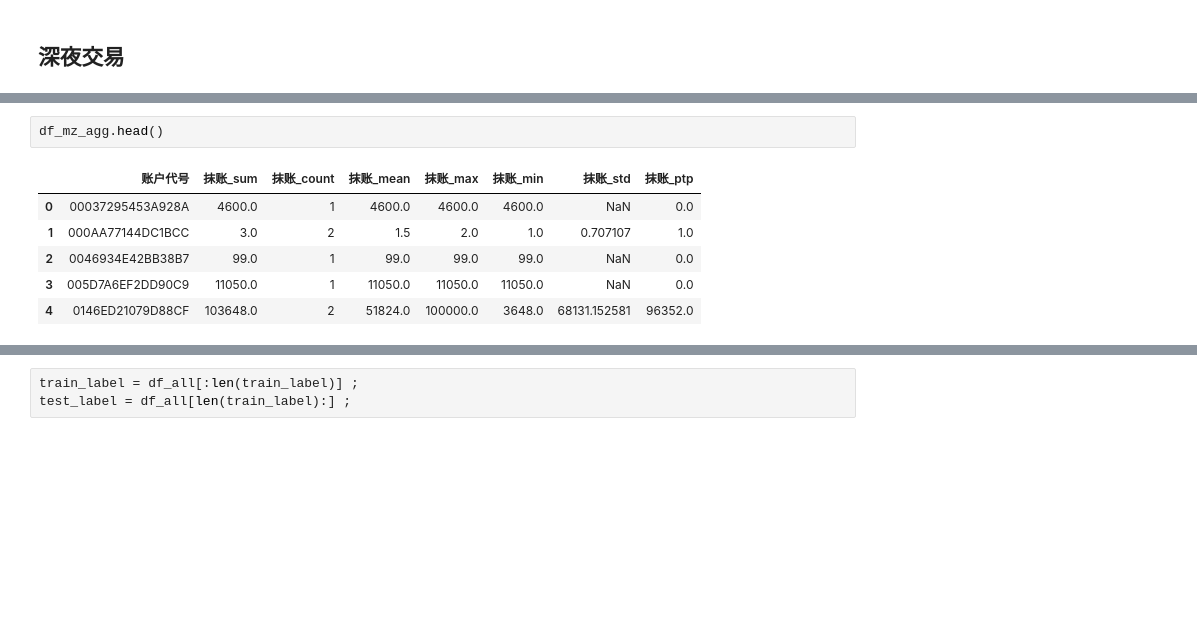
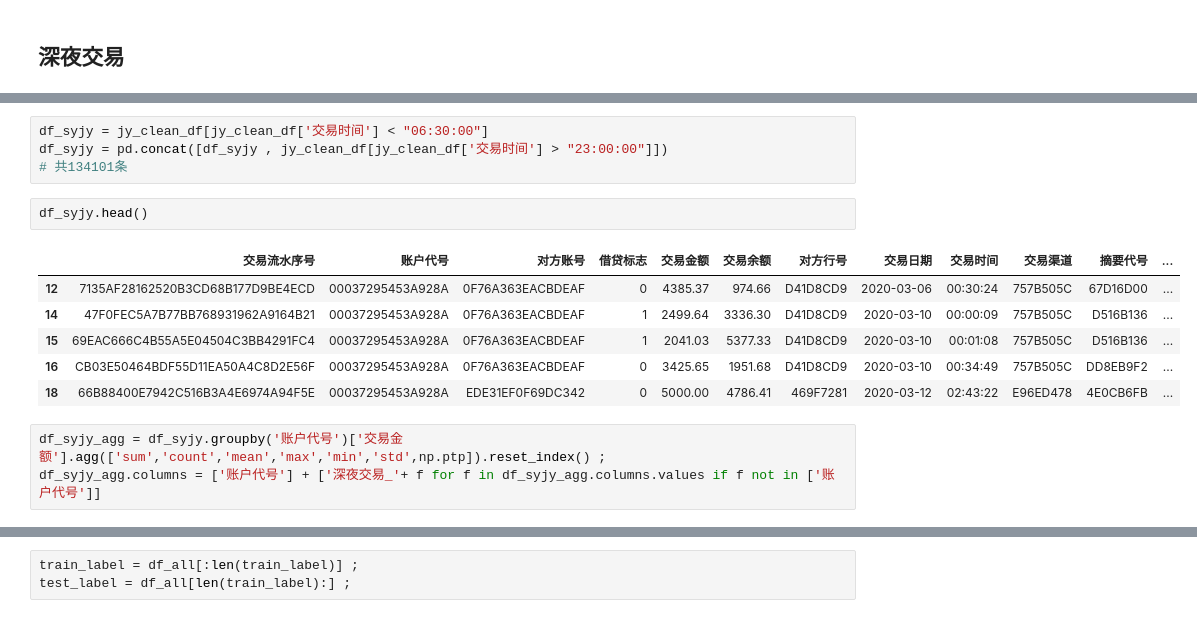
Before and after one commit to HumHumMonster/anaconda, a Jupyter notebook: 风险识别/zhx0305.ipynb, the cells around one changed output, grey strips where cells are left out. Cells and saved outputs as stored; diff of their text form; blank space fills up the shorter version.

```diff
--- a/风险识别/zhx0305.ipynb
+++ b/风险识别/zhx0305.ipynb
@@ -125,9 +98,16 @@ Name: 交易时间, dtype: bool
+# %%
+df_syjy = jy_clean_df[jy_clean_df['交易时间'] < "06:30:00"]
+df_syjy = pd.concat([df_syjy , jy_clean_df[jy_clean_df['交易时间'] > "23:00:00"]])
+# 共134101条
 # %%
-df_mz_agg.head()
+df_syjy.head()
 # %% [output]
-|  | 账户代号 | 抹账_sum | 抹账_count | 抹账_mean | 抹账_max | 抹账_min | 抹账_std | 抹账_ptp |
-| 0 | 00037295453A928A | 4600.0 | 1 | 4600.0 | 4600.0 | 4600.0 | NaN | 0.0 |
-| 1 | 000AA77144DC1BCC | 3.0 | 2 | 1.5 | 2.0 | 1.0 | 0.707107 | 1.0 |
-| 2 | 0046934E42BB38B7 | 99.0 | 1 | 99.0 | 99.0 | 99.0 | NaN | 0.0 |
-| 3 | 005D7A6EF2DD90C9 | 11050.0 | 1 | 11050.0 | 11050.0 | 11050.0 | NaN | 0.0 |
-| 4 | 0146ED21079D88CF | 103648.0 | 2 | 51824.0 | 100000.0 | 3648.0 | 68131.152581 | 96352.0 |
+|  | 交易流水序号 | 账户代号 | 对方账号 | 借贷标志 | 交易金额 | 交易余额 | 对方行号 | 交易日期 | 交易时间 | 交易渠道 | 摘要代号 | ... |
+| 12 | 7135AF28162520B3CD68B177D9BE4ECD | 00037295453A928A | 0F76A363EACBDEAF | 0 | 4385.37 | 974.66 | D41D8CD9 | 2020-03-06 | 00:30:24 | 757B505C | 67D16D00 | ... |
+| 14 | 47F0FEC5A7B77BB768931962A9164B21 | 00037295453A928A | 0F76A363EACBDEAF | 1 | 2499.64 | 3336.30 | D41D8CD9 | 2020-03-10 | 00:00:09 | 757B505C | D516B136 | ... |
+| 15 | 69EAC666C4B55A5E04504C3BB4291FC4 | 00037295453A928A | 0F76A363EACBDEAF | 1 | 2041.03 | 5377.33 | D41D8CD9 | 2020-03-10 | 00:01:08 | 757B505C | D516B136 | ... |
+| 16 | CB03E50464BDF55D11EA50A4C8D2E56F | 00037295453A928A | 0F76A363EACBDEAF | 0 | 3425.65 | 1951.68 | D41D8CD9 | 2020-03-10 | 00:34:49 | 757B505C | DD8EB9F2 | ... |
+| 18 | 66B88400E7942C516B3A4E6974A94F5E | 00037295453A928A | EDE31EF0F69DC342 | 0 | 5000.00 | 4786.41 | 469F7281 | 2020-03-12 | 02:43:22 | E96ED478 | 4E0CB6FB | ... |
+# %%
+df_syjy_agg = df_syjy.groupby('账户代号')['交易金额'].agg(['sum','count','mean','max','min','std',np.ptp]).reset_index() ;
+df_syjy_agg.columns = ['账户代号'] + ['深夜交易_'+ f for f in df_syjy_agg.columns.values if f not in ['账户代号']]
```
Also changed, not shown: parts of 20 cells of this notebook, 6 other files.
